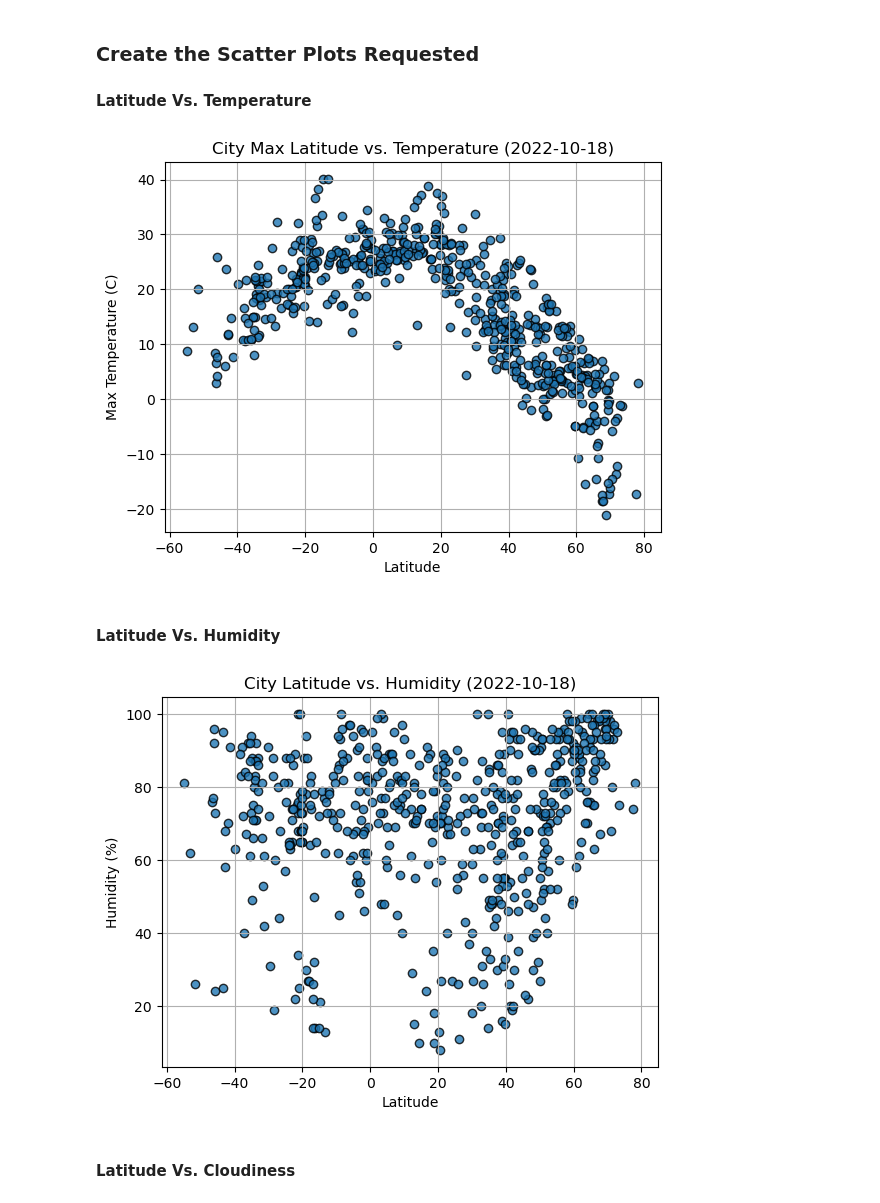
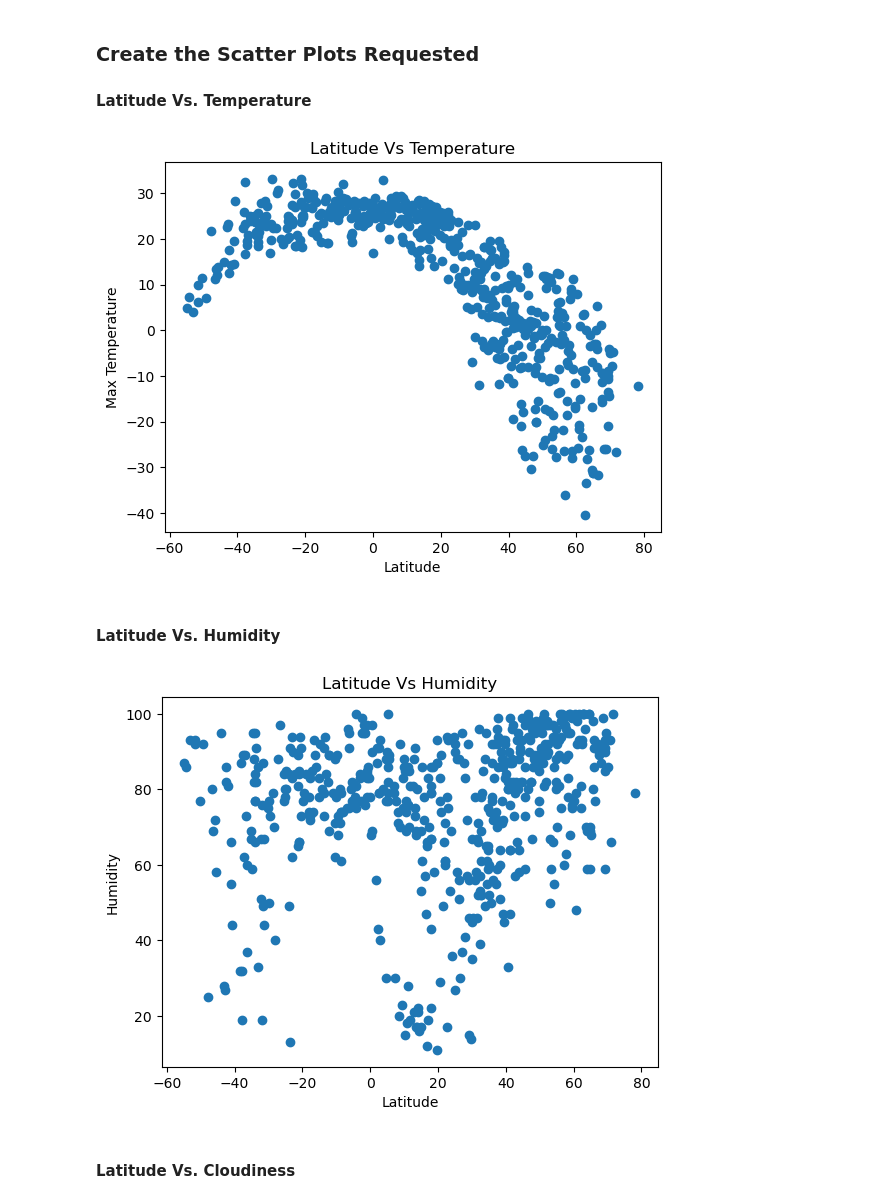
Before and after one commit to JerricaRaemer/Python_APIs, a Jupyter notebook: WeatherPy/WeatherPy.ipynb, the cells around one changed output. Cells and saved outputs as stored; diff of their text form; code cells hidden in the pictures.

```diff
--- a/WeatherPy/WeatherPy.ipynb
+++ b/WeatherPy/WeatherPy.ipynb
@@ -172,6 +175,6 @@ city_data_df.to_csv("output_data/cities.csv", index_label="City_ID")
 # %%
 # Read saved data
-city_data_df = pd.read_csv("output_data/cities.csv", index_col="City_ID")
+city_data_df = pd.read_csv("../Starter_Code/output_data/cities.csv", index_col="City_ID")
 
 # Display sample data
 city_data_df.head()
@@ -189,34 +192,38 @@ city_data_df.head()
 #### Latitude Vs. Temperature
 # %%
 # Build scatter plot for latitude vs. temperature
-# YOUR CODE HERE
+plt.scatter(city_data_df['Lat'], city_data_df['Max Temp'])
 
 # Incorporate the other graph properties
-# YOUR CODE HERE
+plt.xlabel('Latitude')
+plt.ylabel('Max Temperature')
+plt.title('Latitude Vs Temperature')
 
 # Save the figure
-plt.savefig("output_data/Fig1.png")
+plt.savefig("../Starter_Code/output_data/Fig1.png")
 
 # Show plot
 plt.show()
 # %% [output]
-[figure, old version]
+[figure, new version]
 # %% [markdown]
 #### Latitude Vs. Humidity
 # %%
 # Build the scatter plots for latitude vs. humidity
-# YOUR CODE HERE
+plt.scatter(city_data_df['Lat'], city_data_df['Humidity'])
 
 # Incorporate the other graph properties
-# YOUR CODE HERE
+plt.xlabel('Latitude')
+plt.ylabel('Humidity')
+plt.title('Latitude Vs Humidity')
 
 # Save the figure
-plt.savefig("output_data/Fig2.png")
+plt.savefig("../Starter_Code/output_data/Fig2.png")
 
 # Show plot
 plt.show()
 # %% [output]
-[figure, old version]
+[figure, new version]
 # %% [markdown]
 #### Latitude Vs. Cloudiness
 # %%
```
Also changed, not shown: parts of 35 cells of this notebook, 6 other files.
